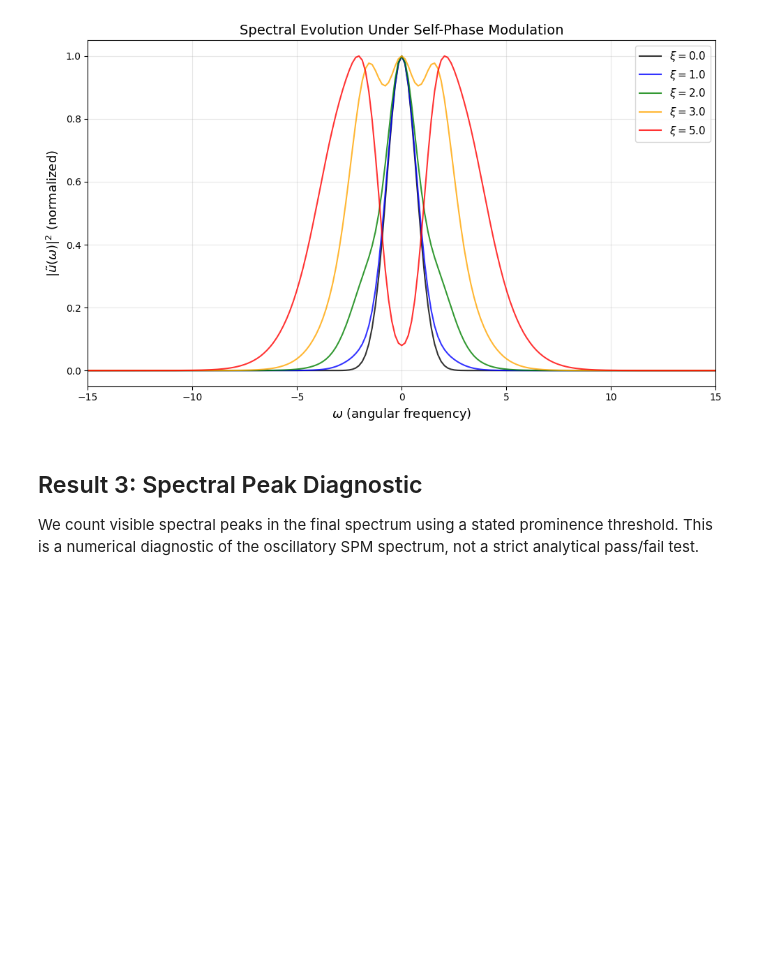
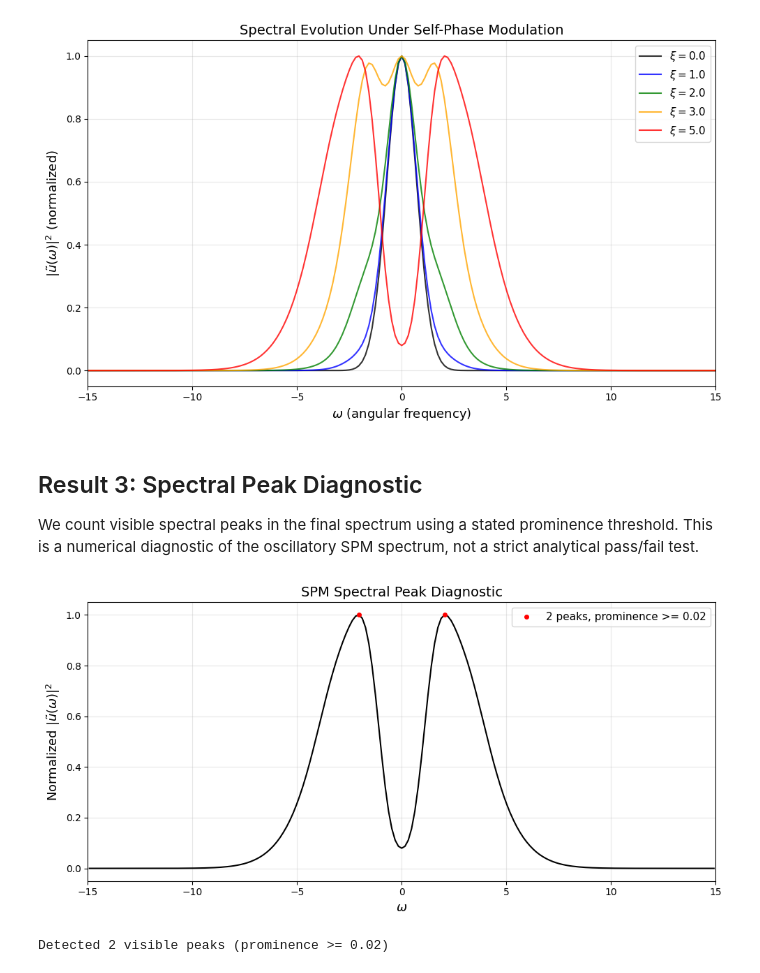
Before and after one commit to abbas-ahmad-cowlar/split-step-fourier-nlse, a Jupyter notebook: notebooks/02_spm.ipynb, the cells around one changed output. Saved outputs shown, nothing was run; the diff lists cells and outputs as text; code cells hidden in the pictures; blank space fills up the shorter version.

Commit message:
Save 02 spm figure output

```diff
--- a/notebooks/02_spm.ipynb
+++ b/notebooks/02_spm.ipynb
@@ -165,3 +165,29 @@ plt.show()
 We count visible spectral peaks in the final spectrum using a stated prominence threshold.
 This is a numerical diagnostic of the oscillatory SPM spectrum, not a strict analytical
 pass/fail test.
+# %%
+final_spectrum = np.abs(np.fft.fftshift(np.fft.fft(u_hist[-1])))**2
+final_spectrum /= np.max(final_spectrum)
+prominence = 0.02
+omega_window = (omega_shifted >= -15) & (omega_shifted <= 15)
+omega_visible = omega_shifted[omega_window]
+spectrum_visible = final_spectrum[omega_window]
+peaks, _ = find_peaks(spectrum_visible, prominence=prominence)
+
+fig, ax = plt.subplots(figsize=(10, 5))
+ax.plot(omega_visible, spectrum_visible, color='black', linewidth=1.5)
+ax.plot(omega_visible[peaks], spectrum_visible[peaks], 'ro', ms=4,
+        label=f'{len(peaks)} peaks, prominence >= {prominence}')
+ax.set_xlim(-15, 15)
+ax.set_xlabel(r'$\omega$', fontsize=13)
+ax.set_ylabel(r'Normalized $|\tilde{u}(\omega)|^2$', fontsize=13)
+ax.set_title('SPM Spectral Peak Diagnostic', fontsize=14)
+ax.legend(fontsize=11)
+ax.grid(True, alpha=0.3)
+fig.tight_layout()
+save_figure(fig, FIG_DIR / "nb02_peak_diagnostic.png")
+plt.show()
+print(f"Detected {len(peaks)} visible peaks (prominence >= {prominence})")
+# %% [output]
+[figure, added]
+Detected 2 visible peaks (prominence >= 0.02)
```
